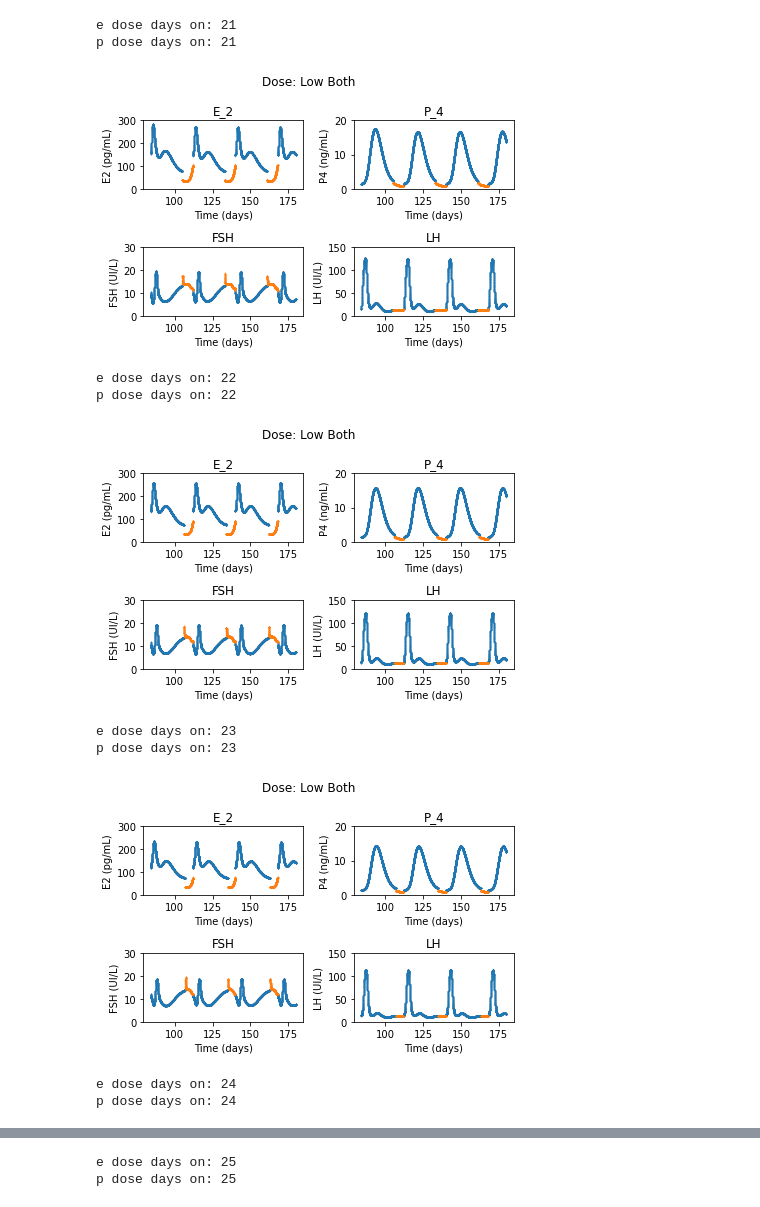
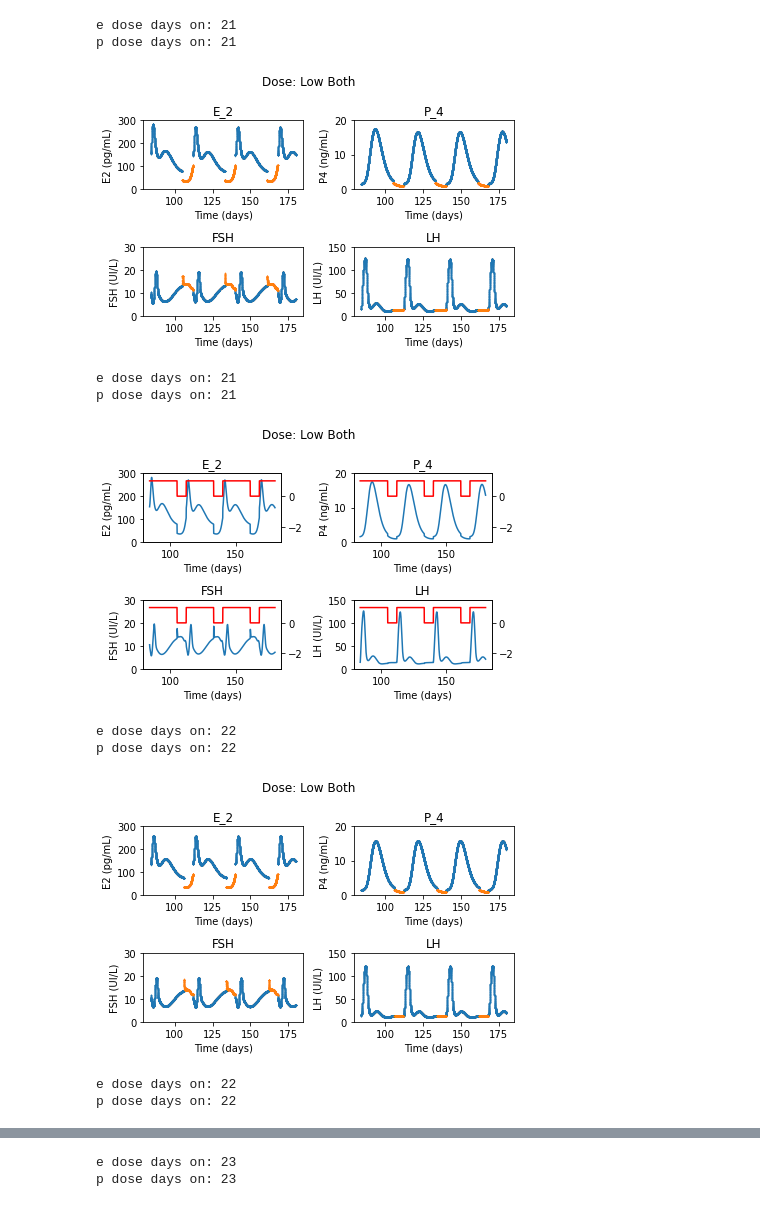
Before and after one commit to georgia-pope/birth_control_modeling, a Jupyter notebook: testing_days_off.ipynb, the cells around one changed output, grey strips where cells are left out. Cells and saved outputs as stored; diff of their text form; code cells hidden in the pictures.

Commit message:
added different plotting option

```diff
--- a/testing_days_off.ipynb
+++ b/testing_days_off.ipynb
@@ -9,20 +5,21 @@ p dose days on: 28
 # %%
 days_on_list = [21,22,23,24,25,26,27,28]
 
 for days_on in days_on_list:
     tt, yy = solve(days_on)
 
     var_names = ['E_2', 'P_4', 'FSH', 'LH']
     plot_four_variables(yy, var_names, tt, days_on = days_on)
+    plot_four_variables_red(yy, var_names, tt, days_on = days_on)
 # %% [output]
 e dose days on: 21
 p dose days on: 21
 [figure]
-e dose days on: 22
-p dose days on: 22
+e dose days on: 21
+p dose days on: 21
-[figure, old version]
+[figure, new version]
-e dose days on: 23
-p dose days on: 23
+e dose days on: 22
+p dose days on: 22
-[figure, old version]
+[figure, new version]
-e dose days on: 24
-p dose days on: 24
+e dose days on: 22
+p dose days on: 22
@@ -30,2 +27,2 @@ p dose days on: 24
-e dose days on: 25
-p dose days on: 25
+e dose days on: 23
+p dose days on: 23
```
Also changed, not shown: parts of 2 cells of this notebook, 1 other file.
